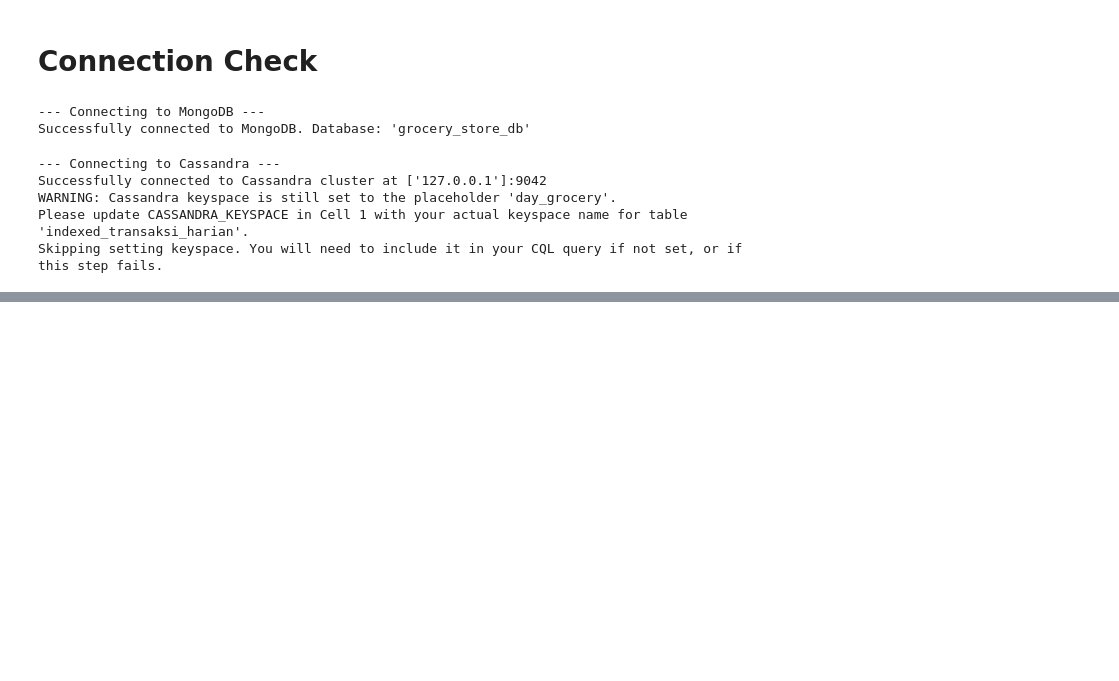
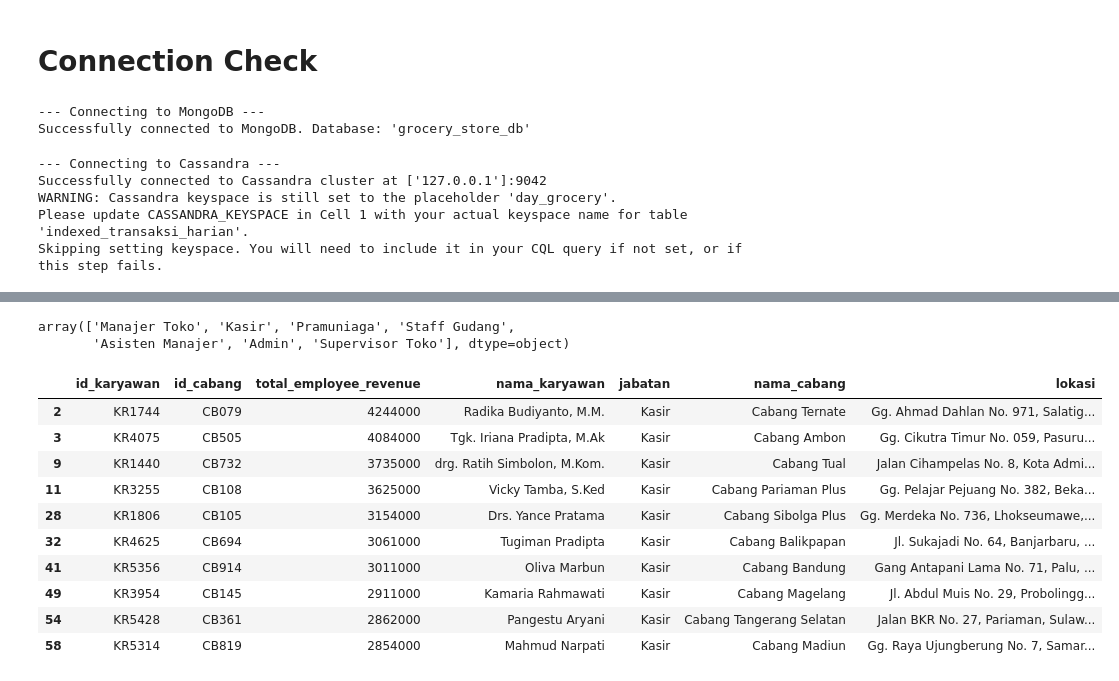
Before and after one commit to yaffawijaya/grocery-monandra, a Jupyter notebook: notebooks/03-aggregation.ipynb, the cells around one changed output, grey strips where cells are left out. Cells and saved outputs as stored; diff of their text form; code cells hidden in the pictures; blank space fills up the shorter version.

```diff
--- a/notebooks/03-aggregation.ipynb
+++ b/notebooks/03-aggregation.ipynb
@@ -84,0 +357,22 @@ Skipping setting keyspace. You will need to include it in your CQL query if not
+# %%
+employee_sales_details['jabatan'].unique()
+# %% [output]
+array(['Manajer Toko', 'Kasir', 'Pramuniaga', 'Staff Gudang',
+       'Asisten Manajer', 'Admin', 'Supervisor Toko'], dtype=object)
+# %%
+JABATAN = 'Kasir'
+# Filter for employees with the specified job title
+filtered_employees = employee_sales_details[employee_sales_details['jabatan'] == JABATAN].head(LENGTH)
+filtered_employees
+# %% [output]
+|  | id_karyawan | id_cabang | total_employee_revenue | nama_karyawan | jabatan | nama_cabang | lokasi |
+| 2 | KR1744 | CB079 | 4244000 | Radika Budiyanto, M.M. | Kasir | Cabang Ternate | Gg. Ahmad Dahlan No. 971, Salatig... |
+| 3 | KR4075 | CB505 | 4084000 | Tgk. Iriana Pradipta, M.Ak | Kasir | Cabang Ambon | Gg. Cikutra Timur No. 059, Pasuru... |
+| 9 | KR1440 | CB732 | 3735000 | drg. Ratih Simbolon, M.Kom. | Kasir | Cabang Tual | Jalan Cihampelas No. 8, Kota Admi... |
+| 11 | KR3255 | CB108 | 3625000 | Vicky Tamba, S.Ked | Kasir | Cabang Pariaman Plus | Gg. Pelajar Pejuang No. 382, Beka... |
+| 28 | KR1806 | CB105 | 3154000 | Drs. Yance Pratama | Kasir | Cabang Sibolga Plus | Gg. Merdeka No. 736, Lhokseumawe,... |
+| 32 | KR4625 | CB694 | 3061000 | Tugiman Pradipta | Kasir | Cabang Balikpapan | Jl. Sukajadi No. 64, Banjarbaru, ... |
+| 41 | KR5356 | CB914 | 3011000 | Oliva Marbun | Kasir | Cabang Bandung | Gang Antapani Lama No. 71, Palu, ... |
+| 49 | KR3954 | CB145 | 2911000 | Kamaria Rahmawati | Kasir | Cabang Magelang | Jl. Abdul Muis No. 29, Probolingg... |
+| 54 | KR5428 | CB361 | 2862000 | Pangestu Aryani | Kasir | Cabang Tangerang Selatan | Jalan BKR No. 27, Pariaman, Sulaw... |
+| 58 | KR5314 | CB819 | 2854000 | Mahmud Narpati | Kasir | Cabang Madiun | Gg. Raya Ujungberung No. 7, Samar... |
```
Also changed, not shown: parts of 31 cells of this notebook.
